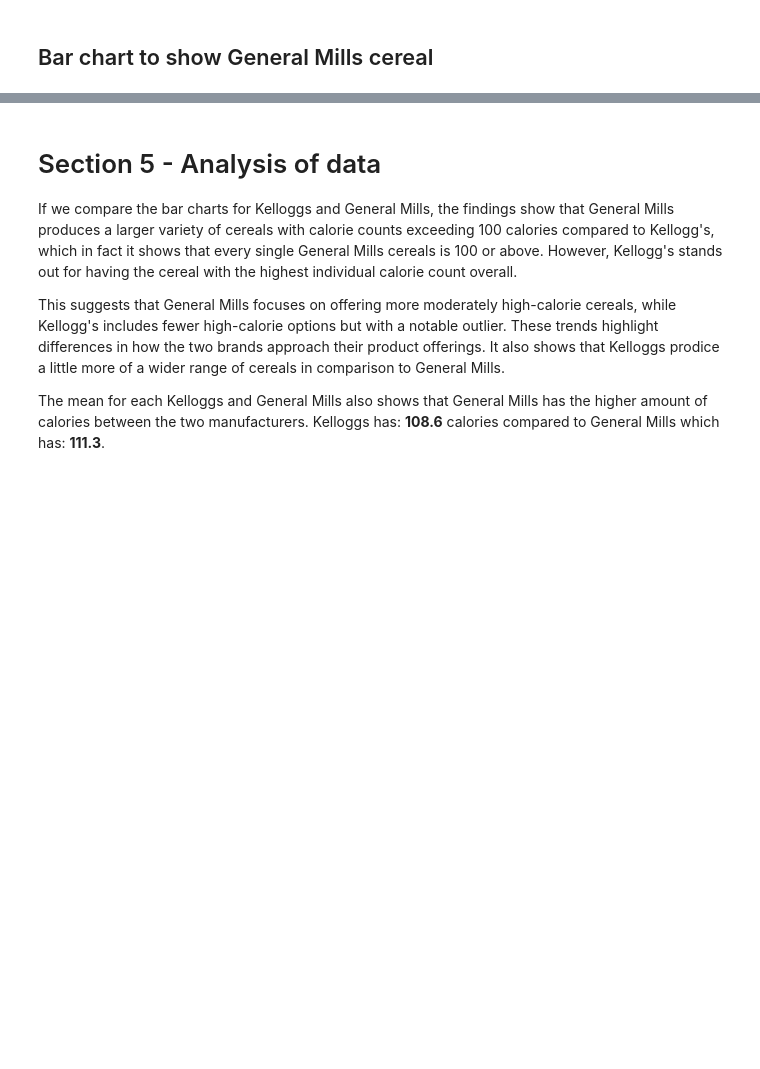
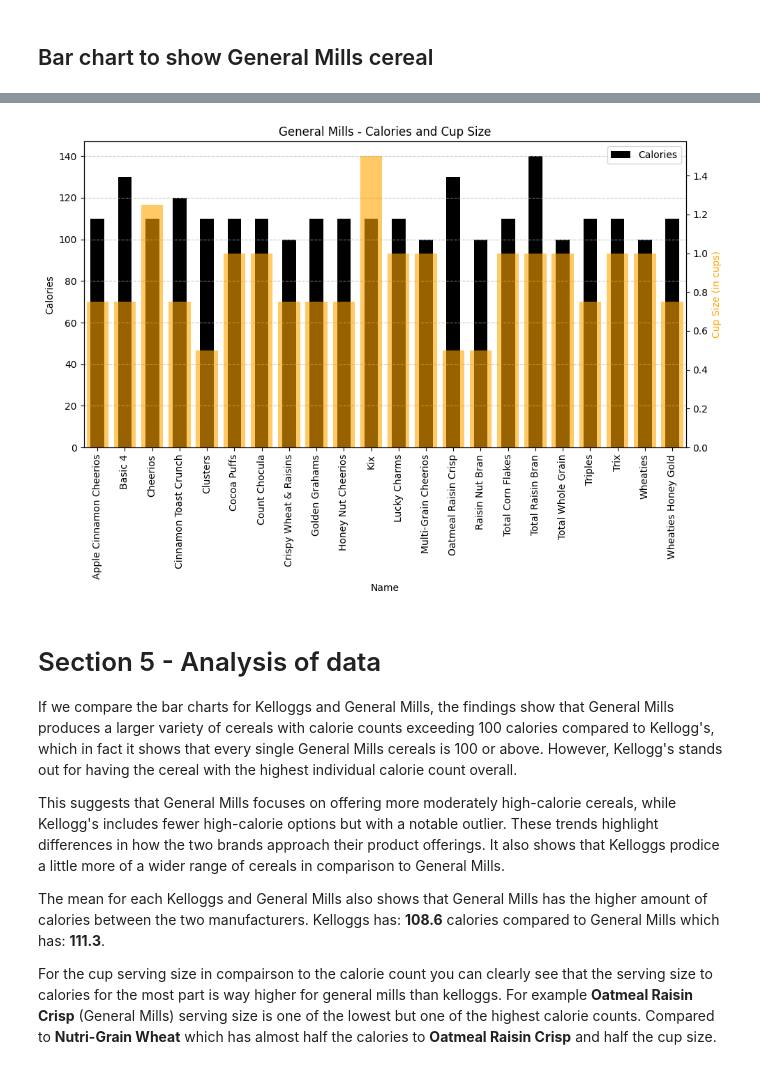
Before and after one commit to jarallum92/M2_Project_Cereals, a Jupyter notebook: M2_Project_Cereals.ipynb, the cells around one changed output, grey strips where cells are left out. Cells and saved outputs as stored; diff of their text form; code cells hidden in the pictures; blank space fills up the shorter version.

```diff
--- a/M2_Project_Cereals.ipynb
+++ b/M2_Project_Cereals.ipynb
@@ -326,3 +435,29 @@ plt.show()
+# %%
+manufacturer_2_cereals.plot(
+    kind='bar',
+    x='Name',
+    y='Calories',
+    rot=90,
+    color='black',
+    figsize=(10, 7)
+).set(
+    xlabel='Name',
+    ylabel='Calories'
+)
+
+plt.grid(axis='y', linestyle='--', alpha=0.7)
+
+# Create second y-axis for Cup Size
+ax2 = plt.gca().twinx()
+ax2.bar(manufacturer_2_cereals['Name'], manufacturer_2_cereals['Cups'], color='orange', alpha=0.6)
+ax2.set_ylabel('Cup Size (in cups)', color='orange')
+
+# Set the title and adjust layout
+plt.title("General Mills - Calories and Cup Size")
+plt.tight_layout()  # Adjust layout to avoid overlapping labels
+plt.show()
+# %% [output]
+[figure, added]
 # %% [markdown]
 # Section 5 - Analysis of data
 If we compare the bar charts for Kelloggs and General Mills, the findings show that General Mills produces a larger variety of cereals with calorie counts exceeding 100 calories compared to Kellogg's, which in fact it shows that every single General Mills cereals is 100 or above. However, Kellogg's stands out for having the cereal with the highest individual calorie count overall.
@@ -330,6 +465,8 @@ If we compare the bar charts for Kelloggs and General Mills, the findings show t
 This suggests that General Mills focuses on offering more moderately high-calorie cereals, while Kellogg's includes fewer high-calorie options but with a notable outlier. These trends highlight differences in how the two brands approach their product offerings. It also shows that Kelloggs prodice a little more of a wider range of cereals in comparison to General Mills.
 
 The mean for each Kelloggs and General Mills also shows that General Mills has the higher amount of calories between the two manufacturers. Kelloggs has: **108.6** calories compared to General Mills which has: **111.3**.
+
+For the cup serving size in compairson to the calorie count you can clearly see that the serving size to calories for the most part is way higher for general mills than kelloggs. For example **Oatmeal Raisin Crisp** (General Mills) serving size is one of the lowest but one of the highest calorie counts. Compared to **Nutri-Grain Wheat** which has almost half the calories to **Oatmeal Raisin Crisp** and half the cup size.
 # %% [markdown]
 # Section 6 - Conclusion
 In this project, I analyzed the calorie content of cereals produced by General Mills and Kellogg's. The results indicate that General Mills produces a larger number of cereals with calorie counts exceeding 100 calories compared to Kellogg's. However, despite producing fewer high-calorie cereals overall, Kellogg's stands out for having the cereal with the highest individual calorie count among all cereals analyzed.
```
Also changed, not shown: parts of 12 cells of this notebook.
